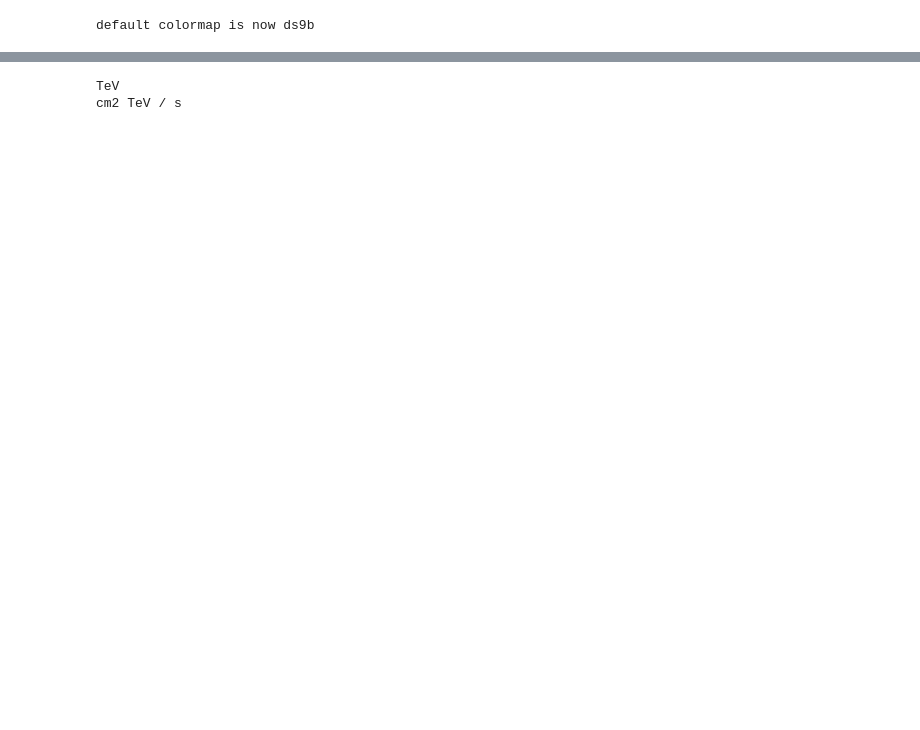
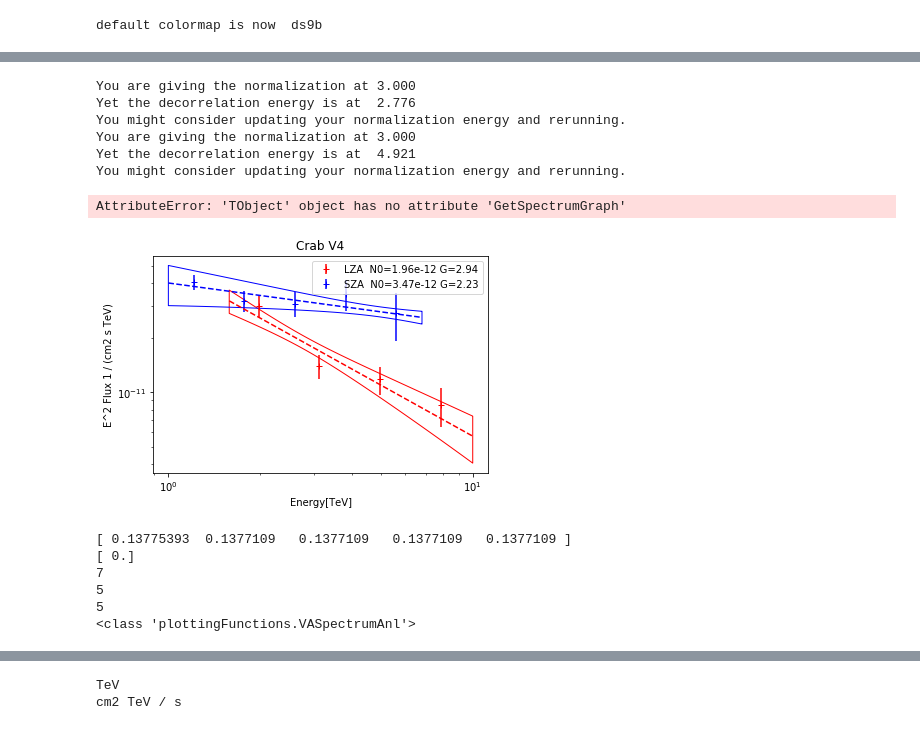
Before and after one commit to MattGPT-ai/analysis-tools-m, a Jupyter notebook: pyROOT/extract_spectrum.ipynb, the cells around one changed output, grey strips where cells are left out. Drawn from its saved outputs; the diff is of its cells as text; code cells hidden in the pictures; blank space fills up the shorter version.

```diff
--- a/pyROOT/extract_spectrum.ipynb
+++ b/pyROOT/extract_spectrum.ipynb
@@ -45,0 +143,66 @@ have a covariance matrix - rerun to produce this.
+# %%
+crabdir = home + "/VERITAS/Crab"
+for array in ('V4',):
+    sp = pF.spectrumPlotter()
+    plt.title("Crab "+array)
+    fn = crabdir + "/Crab_LZA_disp5t_"+array+"_spectrum_fit1-10TeV_s6.root"
+    sp.readVEGASs6Root(fn)
+    sp.plotSpectrum(label='LZA')
+    fn = crabdir + "/Crab_SZA_std_"+array+"_spectrum_fit1-10TeV_s6.root"
+    sp.readVEGASs6Root(fn)
+    sp.plotSpectrum(label='SZA', c='blue')
+    fn = crabdir + "/Crab_LZA_disp5t_V6_spectrum_newEA_s6.root"
+    sp.readVEGASs6Root(fn)
+    sp.plotSpectrum(label='newEA', c='orange')
+# %% [output]
+You are giving the normalization at 3.000
+Yet the decorrelation energy is at  2.776
+You might consider updating your normalization energy and rerunning.
+You are giving the normalization at 3.000
+Yet the decorrelation energy is at  4.921
+You might consider updating your normalization energy and rerunning.
+AttributeError: 'TObject' object has no attribute 'GetSpectrumGraph'
+[figure, added]
+# %%
+%%rootprint
+import root_numpy
+
+#root_numpy.hist2array
+filename = home + "/VERITAS/GC/results/SgrA_disp5t_v255_okay-obs-4tel_medium_both_s6.root"
+
+s6F = TFile(filename, "read")
+if not s6F.IsOpen():
+    print "Could not open file! ", rootfilename
+specAn = s6F.Get("Spectrum/VASpectrumAnl")
+specGraph = specAn.GetSpectrumGraph()
+xaxis = specGraph.GetXaxis()
+#specHist = specAn.GetSpectrumHist()
+specHist = specAn.GetRebinnedSpectrumHist()
+
+alpha = specAn.GetAlphaHist()
+sig = specAn.GetSigmaHist()
+alpha = specAn.GetRebinnedAlphaHist()
+#specAn.Rebin(2)
+
+xaxis = specGraph.GetXaxis()
+
+alphaArray = root_numpy.hist2array(alpha)
+print alphaArray
+sig = root_numpy.hist2array(sig)
+print sig
+
+print specGraph.GetN()
+print len(alphaArray)
+print specHist.GetNbinsX()
+
+print type(specAn)
+#specAn.MakeSpectrumGraph()
+
+s6F.Close()
+# %% [output]
+[ 0.13775393  0.1377109   0.1377109   0.1377109   0.1377109 ]
+[ 0.]
+7
+5
+5
+<class 'plottingFunctions.VASpectrumAnl'>
```
Also changed, not shown: parts of 18 cells of this notebook.
